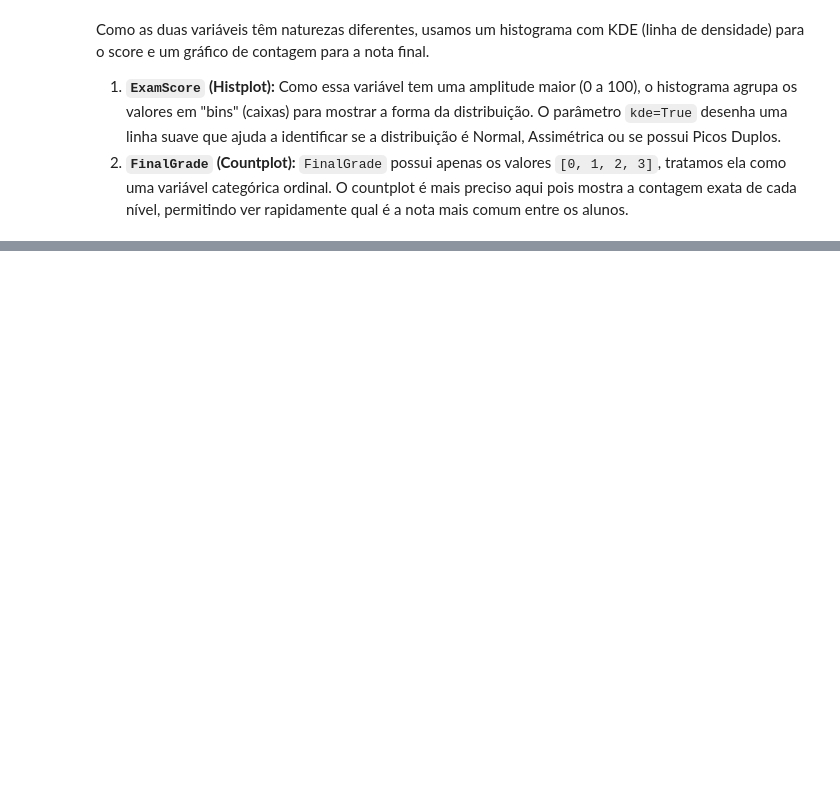
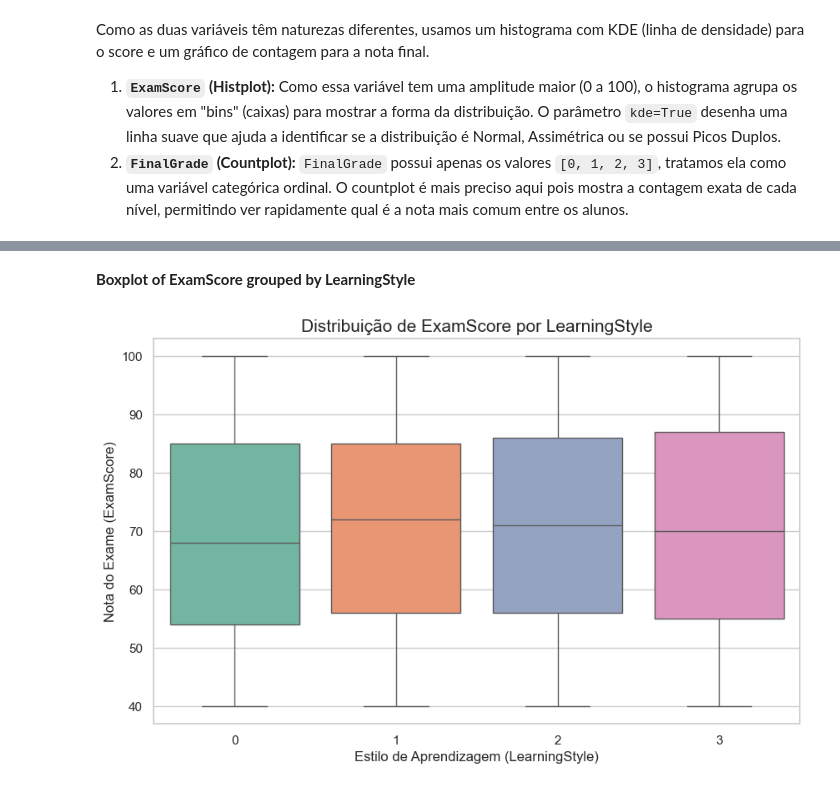
Before and after one commit to felipesabbado/2026-IPS-aai-project, a Jupyter notebook: notebooks/analysis.ipynb, the cells around one changed output, grey strips where cells are left out. Drawn from its saved outputs; the diff is of its cells as text; code cells hidden in the pictures; blank space fills up the shorter version.

```diff
--- a/notebooks/analysis.ipynb
+++ b/notebooks/analysis.ipynb
@@ -254,0 +314,23 @@ Como as duas variáveis têm naturezas diferentes, usamos um histograma com KDE
+# %% [markdown]
+**Boxplot of ExamScore grouped by LearningStyle**
+# %%
+# Configurando o tamanho da imagem
+plt.figure(figsize=(10, 6))
+
+# Criando o boxplot
+# x: variável categórica (LearningStyle)
+# y: variável numérica (ExamScore)
+sns.boxplot(
+    data=df, x='LearningStyle', y='ExamScore',
+    palette='Set2', hue='LearningStyle', legend=False
+)
+
+# Adicionando títulos e rótulos
+plt.title('Distribuição de ExamScore por LearningStyle', fontsize=15)
+plt.xlabel('Estilo de Aprendizagem (LearningStyle)', fontsize=12)
+plt.ylabel('Nota do Exame (ExamScore)', fontsize=12)
+
+# Exibindo o gráfico
+plt.show()
+# %% [output]
+[figure, added]
```
Also changed, not shown: parts of 21 cells of this notebook.
